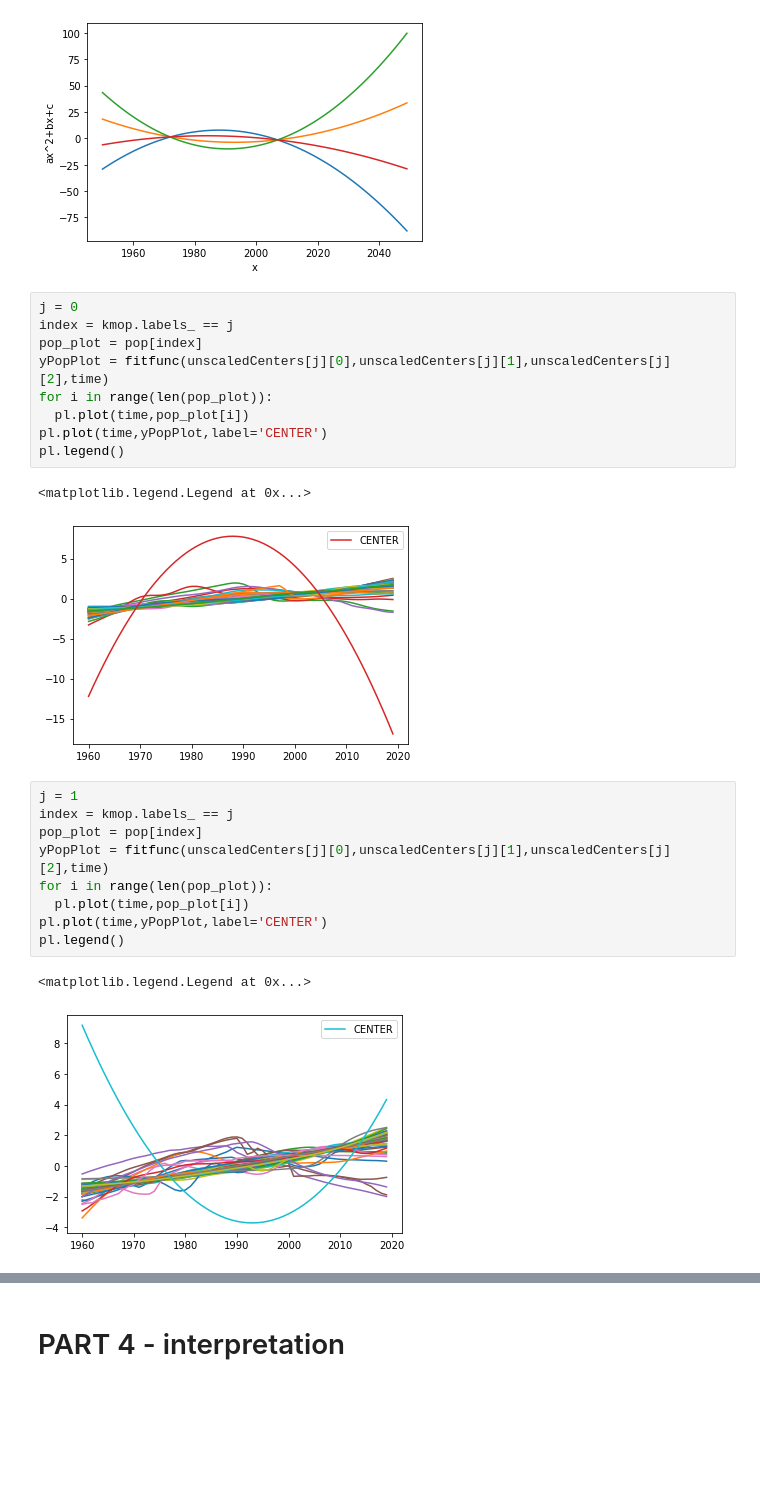
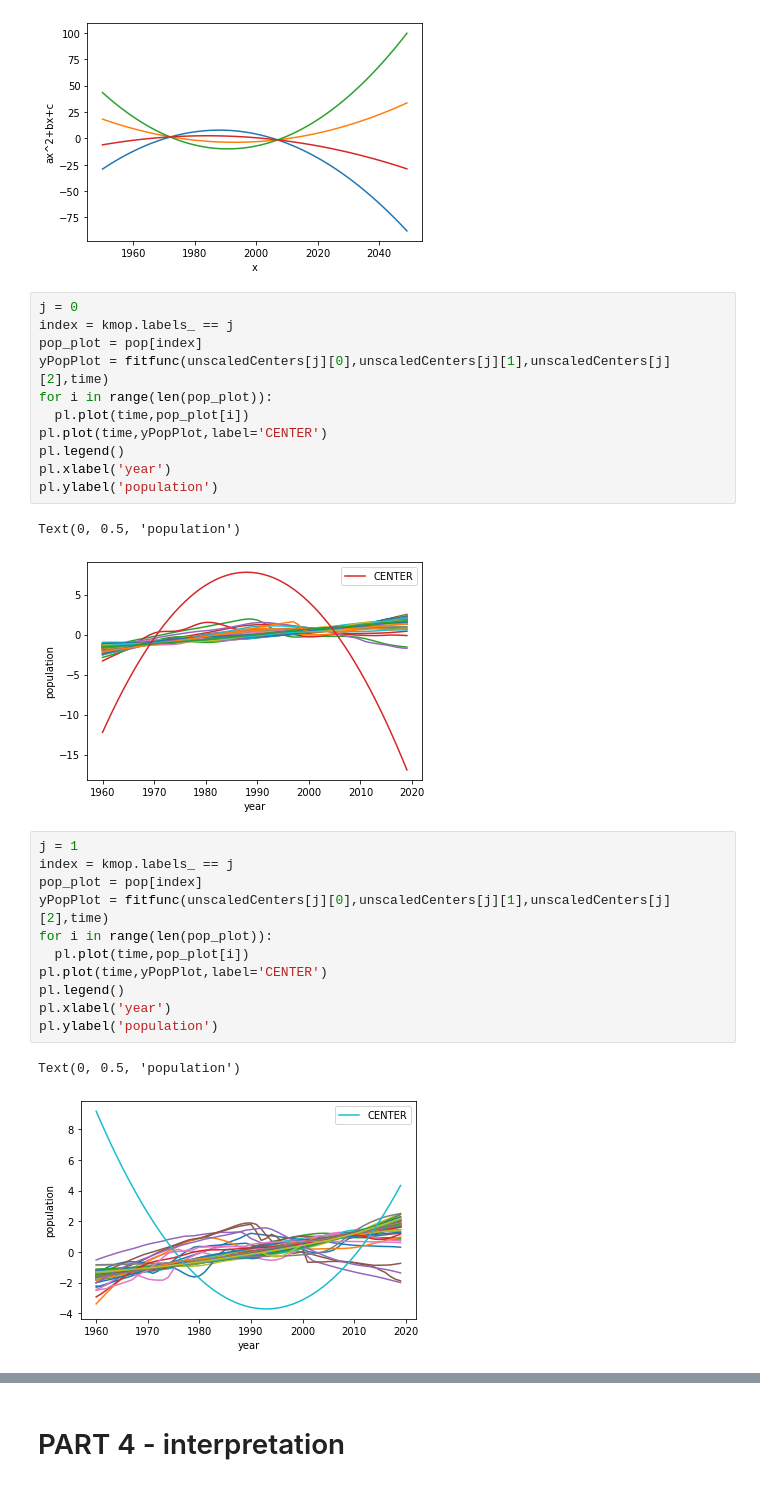
Before and after one commit to ricaiu/MLPNS2021, a Jupyter notebook: MLPNS2021midterm.ipynb, the cells around one changed output, grey strips where cells are left out. Saved outputs shown, nothing was run; the diff lists cells and outputs as text; blank space fills up the shorter version.

```diff
--- a/MLPNS2021midterm.ipynb
+++ b/MLPNS2021midterm.ipynb
@@ -496,21 +496,25 @@ for i in range(len(pop_plot)):
   pl.plot(time,pop_plot[i])
 pl.plot(time,yPopPlot,label='CENTER')
 pl.legend()
+pl.xlabel('year')
+pl.ylabel('population')
 # %% [output]
-<matplotlib.legend.Legend at 0x...>
+Text(0, 0.5, 'population')
-[figure, old version]
+[figure, new version]
 # %%
 j = 1
 index = kmop.labels_ == j
 pop_plot = pop[index]
 yPopPlot = fitfunc(unscaledCenters[j][0],unscaledCenters[j][1],unscaledCenters[j][2],time)
 for i in range(len(pop_plot)):
   pl.plot(time,pop_plot[i])
 pl.plot(time,yPopPlot,label='CENTER')
 pl.legend()
+pl.xlabel('year')
+pl.ylabel('population')
 # %% [output]
-<matplotlib.legend.Legend at 0x...>
+Text(0, 0.5, 'population')
-[figure, old version]
+[figure, new version]
 # %%
 j = 2
 index = kmop.labels_ == j
```
Also changed, not shown: parts of 1 cell of this notebook.
